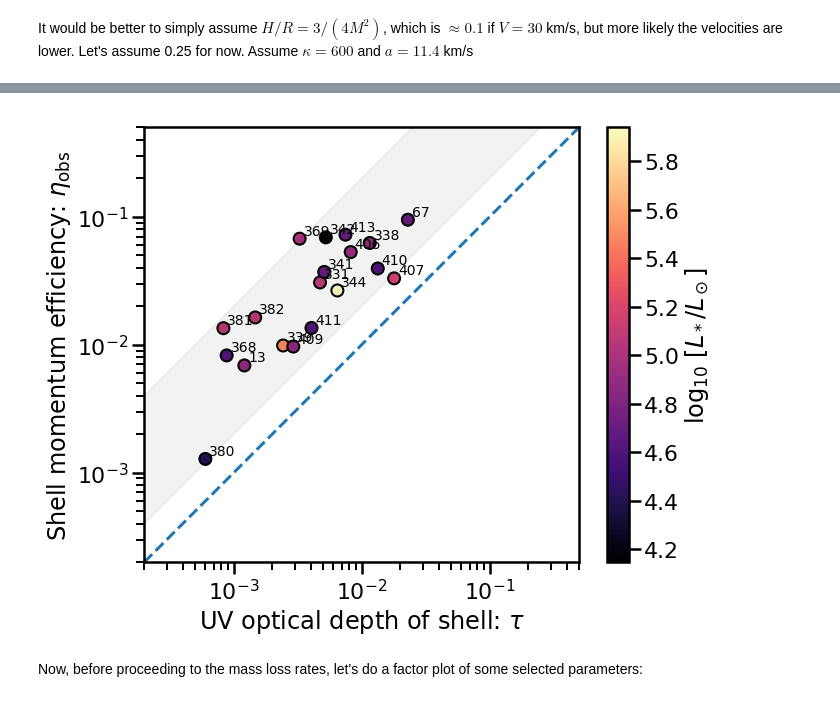
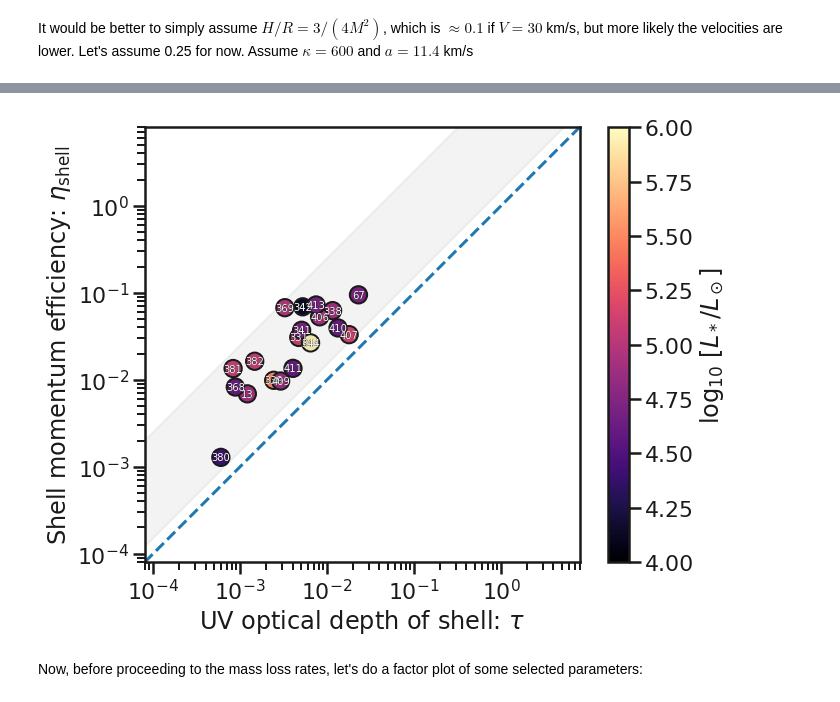
Before and after one commit to div-B-equals-0/dust-wave-case-studies, a Jupyter notebook: Kobulnicky-samples.ipynb, the cells around one changed output, grey strips where cells are left out. Drawn from its saved outputs; the diff is of its cells as text; code cells hidden in the pictures.

Commit message:
Brand new figure for dust wave paper - observational mega diagnostic

```diff
--- a/Kobulnicky-samples.ipynb
+++ b/Kobulnicky-samples.ipynb
@@ -463,33 +463,42 @@ ttt
 # %%
 fig, ax = plt.subplots(figsize=(10, 8))
 xx, yy = ttt['tau'], ttt['eta_obs']
 c = ax.scatter(xx, yy,
                c=4.0 + np.log10(tt['L4']),
 #               c=np.log10(tt['Teff']),
-               cmap='magma',
-               edgecolors='k', alpha=1.0)
+               cmap='magma', vmin=4.0, vmax=6.0,
+               edgecolors='k', alpha=1.0, s=300)
 fig.colorbar(c, ax=ax).set_label(
     r'$\log_{10}\ \left[L_* / L_\odot \right]$'
 #    r'$\log_{10}\ \left[T_\mathrm{eff} \right]$'
 )
 for id_, x, y in zip(tt['ID'], xx, yy):
     ax.annotate(
-        str(id_), (x, y), fontsize='xx-small',
-        xytext=(4,4), textcoords='offset points',
-               )
-fmin, fmax = 2e-4, 5e-1
+        str(id_), (x, y), fontsize=10, color='k',
+        fontweight='black', fontstretch='condensed',
+        xytext=(0,0), textcoords='offset points', ha='center', va='center',
+    )
+    ax.annotate(
+        str(id_), (x, y), fontsize=10, color='w',
+        xytext=(0,0), textcoords='offset points', ha='center', va='center',
+    )
+
+
+
+fmin, fmax = 8e-5, 8.0
 ax.plot([fmin, fmax], [fmin, fmax], ls='--')
-ax.fill_between([fmin, fmax], [20*fmin, 20*fmax], [2*fmin, 2*fmax], color='k', alpha=0.05)
+ax.fill_between([fmin, fmax], [25*fmin, 25*fmax], [1.5*fmin, 1.5*fmax], color='k', alpha=0.05)
 ax.set(
     xscale='log', yscale='log',
     xlim=[fmin, fmax], ylim=[fmin, fmax],
     xlabel=r'UV optical depth of shell: $\tau$',
-    ylabel=r'Shell momentum efficiency: $\eta_\mathrm{obs}$',
+    ylabel=r'Shell momentum efficiency: $\eta_\mathrm{shell}$',
 )
 ax.set_aspect('equal')
+fig.savefig('K18-eta-tau.pdf')
 None
 # %% [output]
-[figure, old version]
+[figure, new version]
 # %% [markdown]
 Now, before proceeding to the mass loss rates, let's do a factor plot of some selected parameters:
 # %%
```
Also changed, not shown: parts of 4 cells of this notebook, 8 other files.
